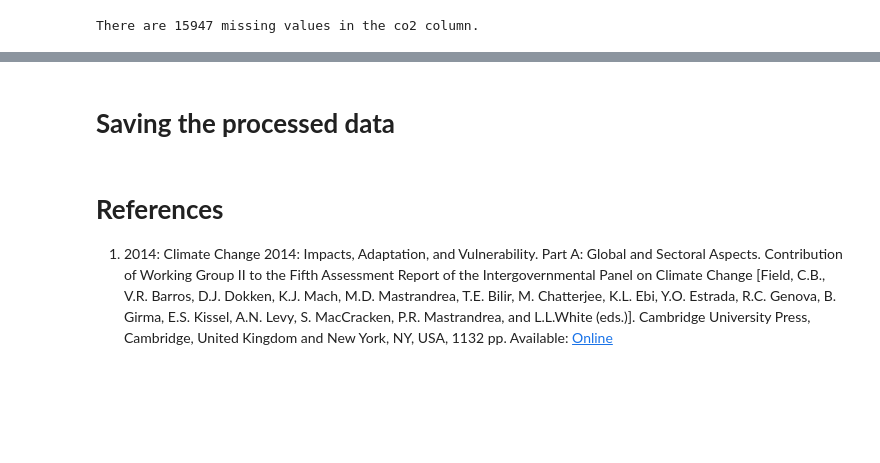
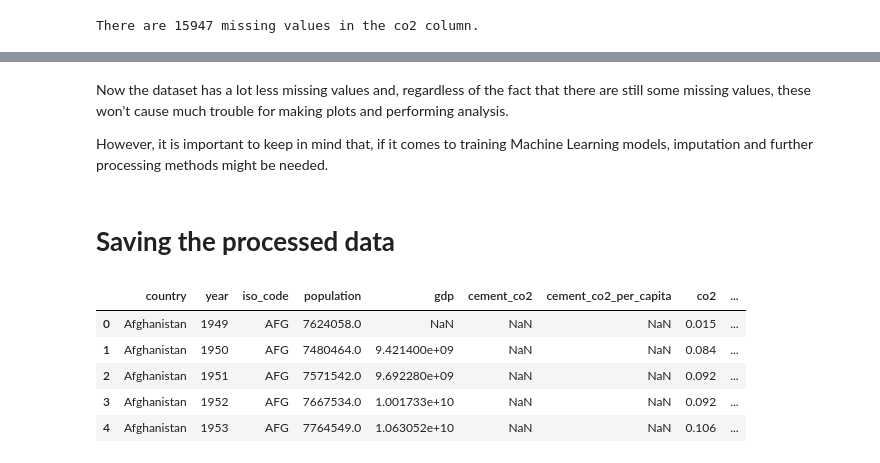
Before and after one commit to alexcaicedo/co2-project, a Jupyter notebook: co2.ipynb, the cells around one changed output, grey strips where cells are left out. Saved outputs shown, nothing was run; the diff lists cells and outputs as text; code cells hidden in the pictures; blank space fills up the shorter version.

```diff
--- a/co2.ipynb
+++ b/co2.ipynb
@@ -380,6 +426,0 @@ There are 25213 missing values in the gdp column.
-# %%
-# Filling GDP missing values for countries with co2 and co2_per_gdp entries.
-co2_df["gdp"].fillna(
-    co2_df["co2"] / co2_df["co2_per_gdp"],
-    inplace = True
-)
@@ -408,9 +431,18 @@ The variables that are grouped near the base level indicate that their missing v
+# %% [markdown]
+Now the dataset has a lot less missing values and, regardless of the fact that there are still some missing values, these won't cause much trouble for making plots and performing analysis.
+
+However, it is important to keep in mind that, if it comes to training Machine Learning models, imputation and further processing methods might be needed.
 # %% [markdown]
 # **Saving the processed data**
+# %%
+co2_df = co2_df.reset_index(drop = True)
+co2_df.head()
+# %% [output]
+|  | country | year | iso_code | population | gdp | cement_co2 | cement_co2_per_capita | co2 | ... |
+| 0 | Afghanistan | 1949 | AFG | 7624058.0 | NaN | NaN | NaN | 0.015 | ... |
+| 1 | Afghanistan | 1950 | AFG | 7480464.0 | 9.421400e+09 | NaN | NaN | 0.084 | ... |
+| 2 | Afghanistan | 1951 | AFG | 7571542.0 | 9.692280e+09 | NaN | NaN | 0.092 | ... |
+| 3 | Afghanistan | 1952 | AFG | 7667534.0 | 1.001733e+10 | NaN | NaN | 0.092 | ... |
+| 4 | Afghanistan | 1953 | AFG | 7764549.0 | 1.063052e+10 | NaN | NaN | 0.106 | ... |
 # %%
 co2_df.to_csv("./data/processed_co2.csv")
-# %% [markdown]
-# **References**
-
-1. 2014: Climate Change 2014: Impacts, Adaptation, and Vulnerability. Part A: Global and Sectoral Aspects. Contribution of Working Group II to the Fifth Assessment Report of the Intergovernmental Panel on Climate Change
-[Field, C.B., V.R. Barros, D.J. Dokken, K.J. Mach, M.D. Mastrandrea, T.E. Bilir, M. Chatterjee, K.L. Ebi, Y.O. Estrada, R.C. Genova, B. Girma, E.S. Kissel, A.N. Levy, S. MacCracken, P.R. Mastrandrea, and L.L.White (eds.)]. Cambridge University Press, Cambridge, United Kingdom and New York, NY, USA, 1132 pp. Available: [Online](https://www.ipcc.ch/report/ar5/wg2/)
```
Also changed, not shown: parts of 27 cells of this notebook, 4 other files.
